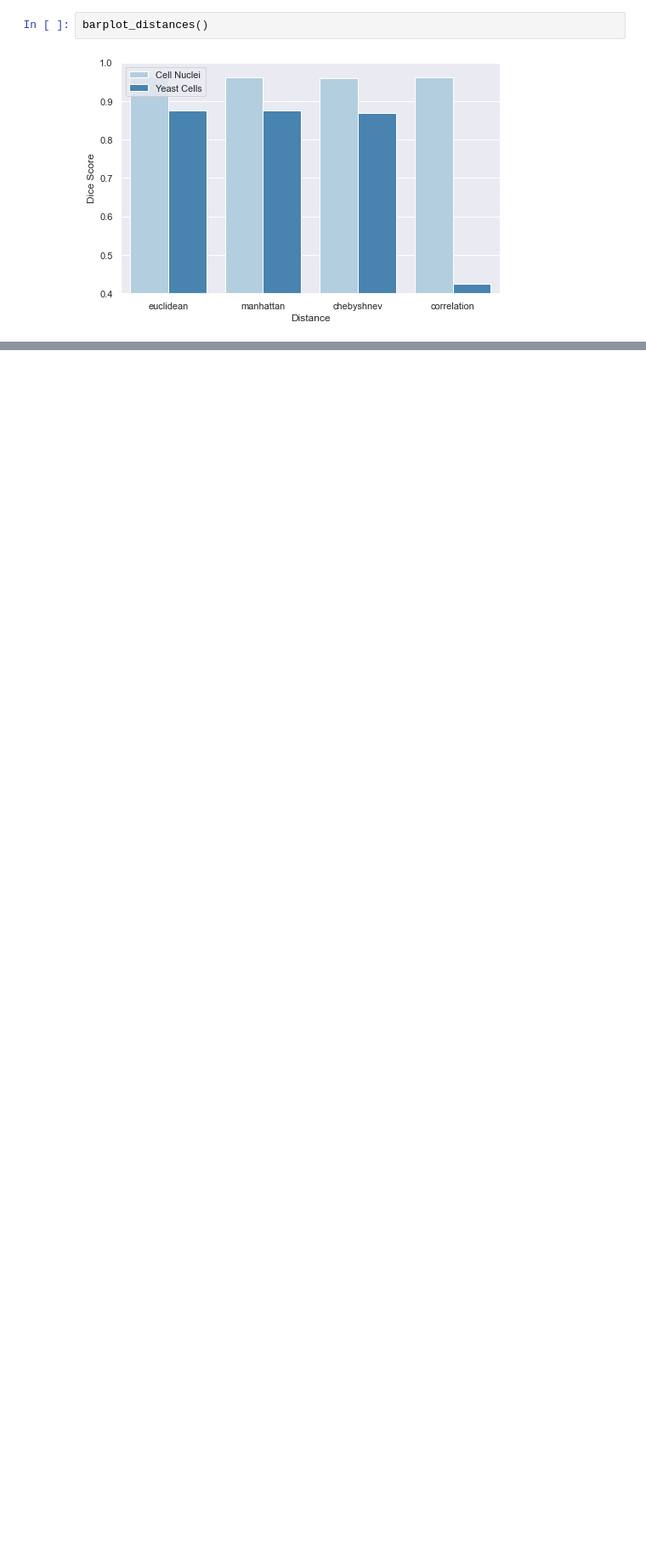
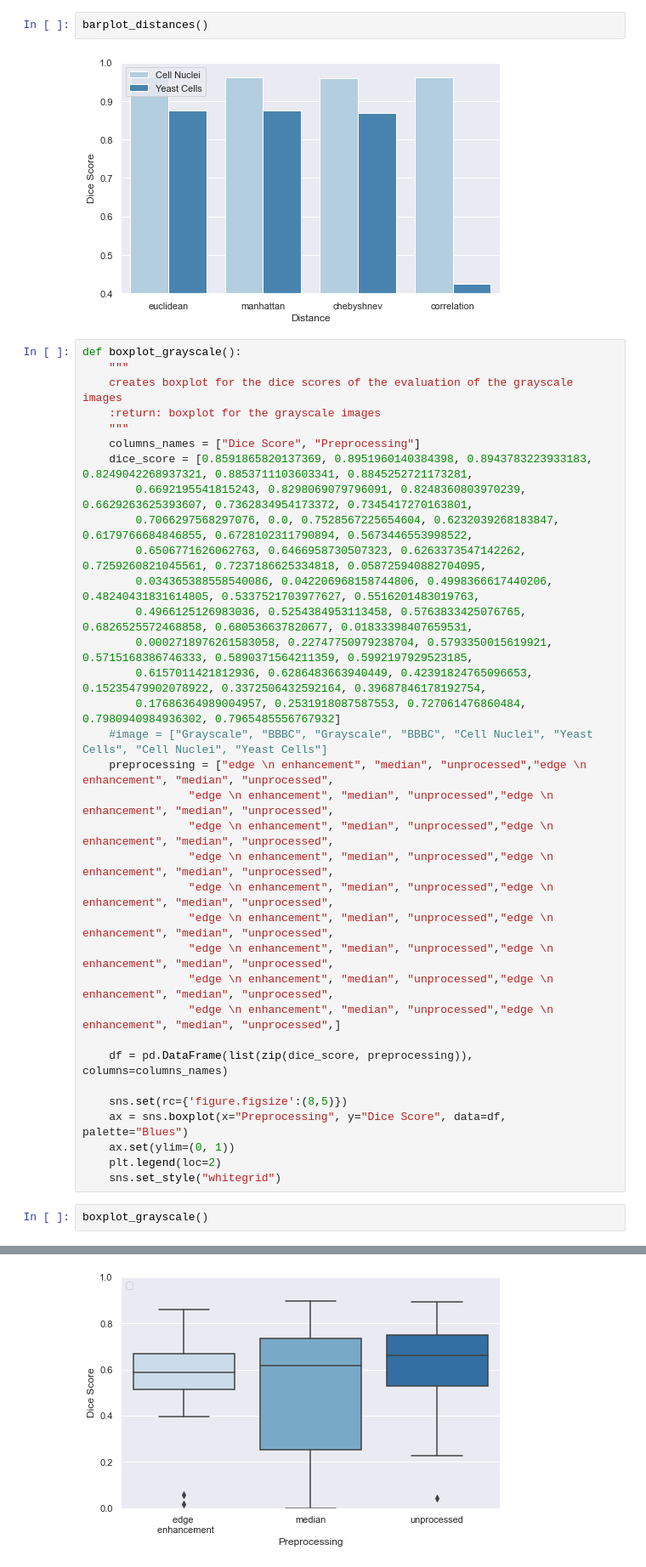
Before and after one commit to datascience-mobi-2022/2022-topic-01-team-05, a Jupyter notebook: cell_clustering/plots.ipynb, the cells around one changed output, grey strips where cells are left out. Shown at 85% size. Drawn from its saved outputs; the diff is of its cells as text; blank space fills up the shorter version.

Commit message:
Boxplots

```diff
--- a/cell_clustering/plots.ipynb
+++ b/cell_clustering/plots.ipynb
@@ -72,3 +72,40 @@ def barplot_distances():
 barplot_distances()
 # %% [output]
 [figure]
+# %%
+def boxplot_grayscale():
+    """
+    creates boxplot for the dice scores of the evaluation of the grayscale images
+    :return: boxplot for the grayscale images
+    """
+    columns_names = ["Dice Score", "Preprocessing"]
+    dice_score = [0.8591865820137369, 0.8951960140384398, 0.8943783223933183, 0.8249042268937321, 0.8853711103603341, 0.8845252721173281,
+        0.6692195541815243, 0.8298069079796091, 0.8248360803970239, 0.6629263625393607, 0.7362834954173372, 0.7345417270163801,
+        0.7066297568297076, 0.0, 0.7528567225654604, 0.6232039268183847, 0.6179766684846855, 0.6728102311790894, 0.5673446553998522,
+        0.6506771626062763, 0.6466958730507323, 0.6263373547142262, 0.7259260821045561, 0.7237186625334818, 0.058725940882704095,
+        0.034365388558540086, 0.042206968158744806, 0.4998366617440206, 0.48240431831614805, 0.5337521703977627, 0.5516201483019763,
+        0.4966125126983036, 0.5254384953113458, 0.5763833425076765, 0.6826525572468858, 0.680536637820677, 0.01833398407659531,
+        0.0002718976261583058, 0.22747750979238704, 0.5793350015619921, 0.5715168386746333, 0.5890371564211359, 0.5992197929523185,
+        0.6157011421812936, 0.6286483663940449, 0.42391824765096653, 0.15235479902078922, 0.3372506432592164, 0.39687846178192754,
+        0.17686364989004957, 0.2531918087587553, 0.727061476860484, 0.7980940984936302, 0.7965485556767932]
+    #image = ["Grayscale", "BBBC", "Grayscale", "BBBC", "Cell Nuclei", "Yeast Cells", "Cell Nuclei", "Yeast Cells"]
+    preprocessing = ["edge \n enhancement", "median", "unprocessed","edge \n enhancement", "median", "unprocessed",
+                "edge \n enhancement", "median", "unprocessed","edge \n enhancement", "median", "unprocessed",
+                "edge \n enhancement", "median", "unprocessed","edge \n enhancement", "median", "unprocessed",
+                "edge \n enhancement", "median", "unprocessed","edge \n enhancement", "median", "unprocessed",
+                "edge \n enhancement", "median", "unprocessed","edge \n enhancement", "median", "unprocessed",
+                "edge \n enhancement", "median", "unprocessed","edge \n enhancement", "median", "unprocessed",
+                "edge \n enhancement", "median", "unprocessed","edge \n enhancement", "median", "unprocessed",
+                "edge \n enhancement", "median", "unprocessed","edge \n enhancement", "median", "unprocessed",
+                "edge \n enhancement", "median", "unprocessed","edge \n enhancement", "median", "unprocessed",]
+
+    df = pd.DataFrame(list(zip(dice_score, preprocessing)), columns=columns_names)
+
+    sns.set(rc={'figure.figsize':(8,5)})
+    ax = sns.boxplot(x="Preprocessing", y="Dice Score", data=df, palette="Blues")
+    ax.set(ylim=(0, 1))
+    plt.legend(loc=2)
+    sns.set_style("whitegrid")
+# %%
+boxplot_grayscale()
+# %% [output]
@@ -74,0 +113 @@ barplot_distances()
+[figure, added]
```
Also changed, not shown: parts of 3 cells of this notebook.
